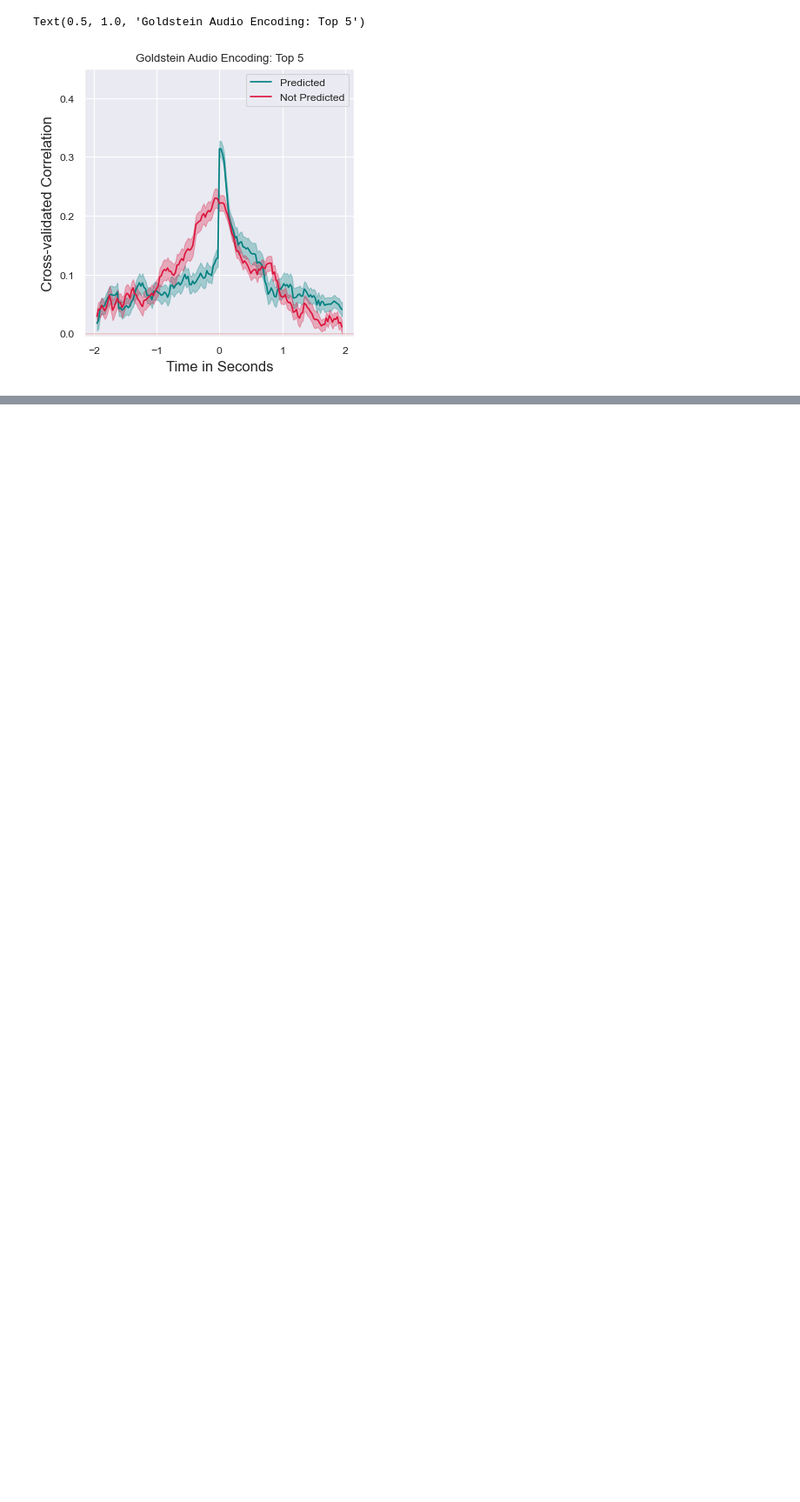
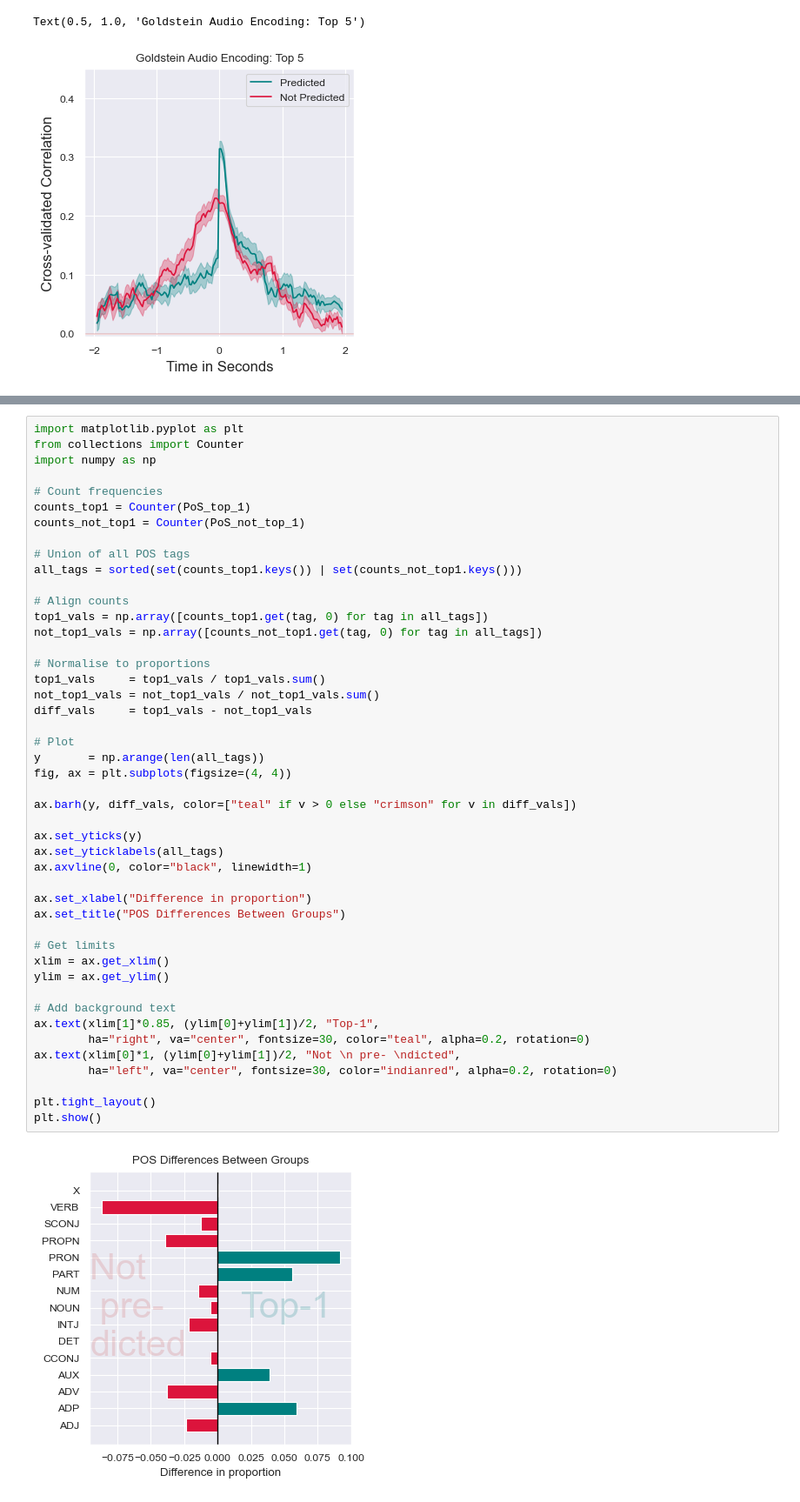
Before and after one commit to InesSchoenmann/Lingpred, a Jupyter notebook: notebooks_new/Audio_Encoding.ipynb, the cells around one changed output, grey strips where cells are left out. Shown: that part at 87% size. Saved outputs shown, nothing was run; the diff lists cells and outputs as text; blank space fills up the shorter version.

```diff
--- a/notebooks_new/Audio_Encoding.ipynb
+++ b/notebooks_new/Audio_Encoding.ipynb
@@ -534,0 +587,48 @@ Text(0.5, 1.0, 'Goldstein Audio Encoding: Top 5')
+# %%
+import matplotlib.pyplot as plt
+from collections import Counter
+import numpy as np
+
+# Count frequencies
+counts_top1 = Counter(PoS_top_1)
+counts_not_top1 = Counter(PoS_not_top_1)
+
+# Union of all POS tags
+all_tags = sorted(set(counts_top1.keys()) | set(counts_not_top1.keys()))
+
+# Align counts
+top1_vals = np.array([counts_top1.get(tag, 0) for tag in all_tags])
+not_top1_vals = np.array([counts_not_top1.get(tag, 0) for tag in all_tags])
+
+# Normalise to proportions
+top1_vals     = top1_vals / top1_vals.sum()
+not_top1_vals = not_top1_vals / not_top1_vals.sum()
+diff_vals     = top1_vals - not_top1_vals
+
+# Plot
+y       = np.arange(len(all_tags))
+fig, ax = plt.subplots(figsize=(4, 4))
+
+ax.barh(y, diff_vals, color=["teal" if v > 0 else "crimson" for v in diff_vals])
+
+ax.set_yticks(y)
+ax.set_yticklabels(all_tags)
+ax.axvline(0, color="black", linewidth=1)
+
+ax.set_xlabel("Difference in proportion")
+ax.set_title("POS Differences Between Groups")
+
+# Get limits
+xlim = ax.get_xlim()
+ylim = ax.get_ylim()
+
+# Add background text
+ax.text(xlim[1]*0.85, (ylim[0]+ylim[1])/2, "Top-1",
+        ha="right", va="center", fontsize=30, color="teal", alpha=0.2, rotation=0)
+ax.text(xlim[0]*1, (ylim[0]+ylim[1])/2, "Not \n pre- \ndicted",
+        ha="left", va="center", fontsize=30, color="indianred", alpha=0.2, rotation=0)
+
+plt.tight_layout()
+plt.show()
+# %% [output]
+[figure, added]
```
Also changed, not shown: parts of 19 cells of this notebook, 1 other file.
